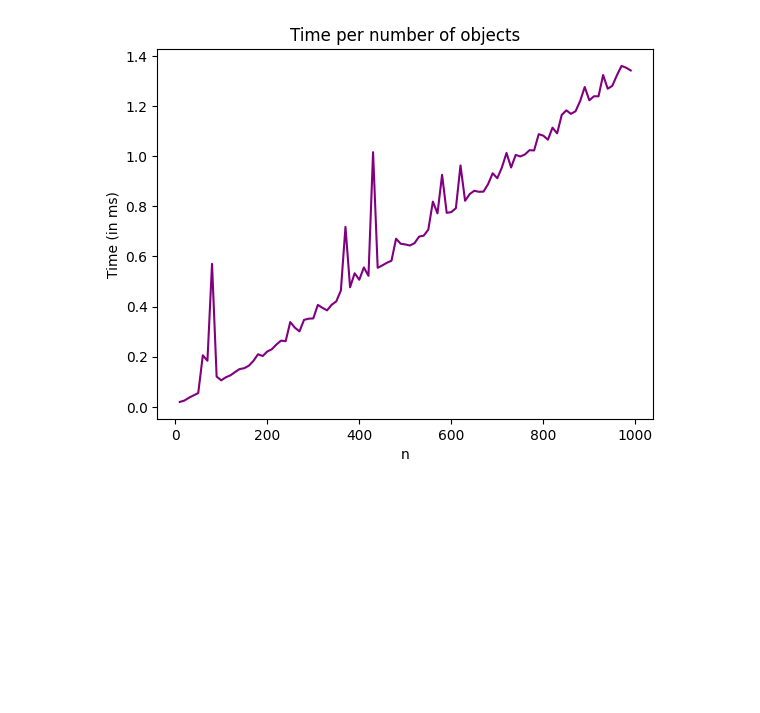
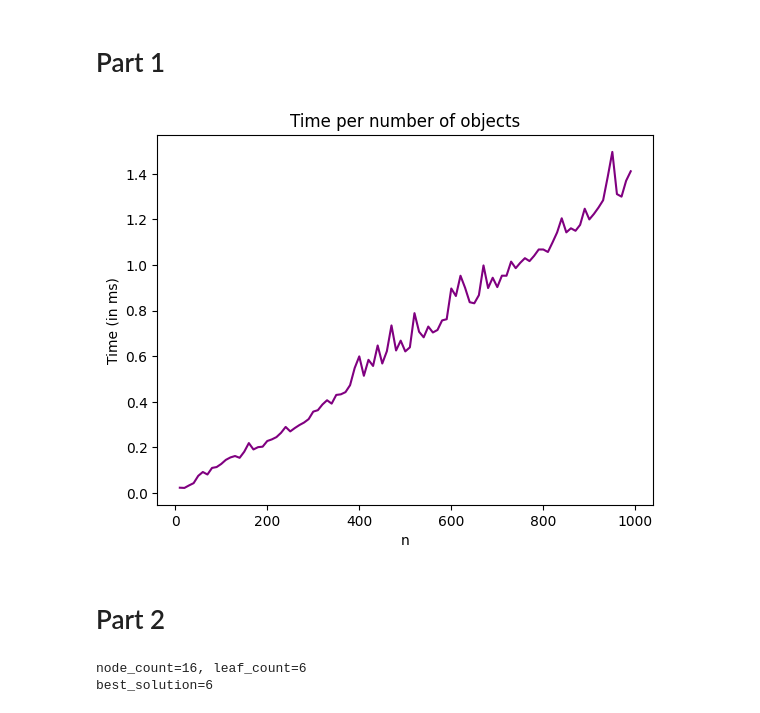
Before and after one commit to xxBWxx/complex, a Jupyter notebook: complex.ipynb, the cells around one changed output. Saved outputs shown, nothing was run; the diff lists cells and outputs as text; code cells hidden in the pictures; blank space fills up the shorter version.

Commit message:
Introduce tree algorithm

```diff
--- a/complex.ipynb
+++ b/complex.ipynb
@@ -3,6 +3,8 @@ import time
 
 import matplotlib.pyplot as plt
 import numpy as np
+# %% [markdown]
+# Part 1
 # %%
 class Object:
     def __init__(self, weight, value):
@@ -69,32 +71,34 @@ max_object_weight = 10
 times = []
 ns = list(range(10, 1000, 10))
 
 for n in ns:
-    bag = Bag(max_object_weight * n)
+    bag = Bag(max_weight=max_object_weight * n)
     obj_list = [
         Object(
             weight=np.random.randint(1, max_object_weight),
             value=np.random.randint(1, 100),
         )
         for _ in range(n)
     ]
 
     start = time.time()
 
     for _ in range(5):
         glouton(bag, obj_list)
 
     times.append((time.time() - start) * 1000)
 
 
 plt.plot(
     ns,
     times,
     color="purple",
 )
 plt.xlabel("n")
 plt.ylabel("Time (in ms)")
 plt.title("Time per number of objects")
 plt.show()
 # %% [output]
-[figure, old version]
+[figure, new version]
+# %% [markdown]
+# Part 2
@@ -100,0 +144,13 @@ plt.show()
+# %%
+objects = [
+    Object(weight=1, value=2),
+    Object(weight=2, value=3),
+    Object(weight=3, value=4),
+]
+bag = Bag(max_weight=4)
+
+best_solution = make_tree(bag, objects)
+print(f"{best_solution=}")
+# %% [output]
+node_count=16, leaf_count=6
+best_solution=6
```
Also changed, not shown: parts of 1 cell of this notebook.
